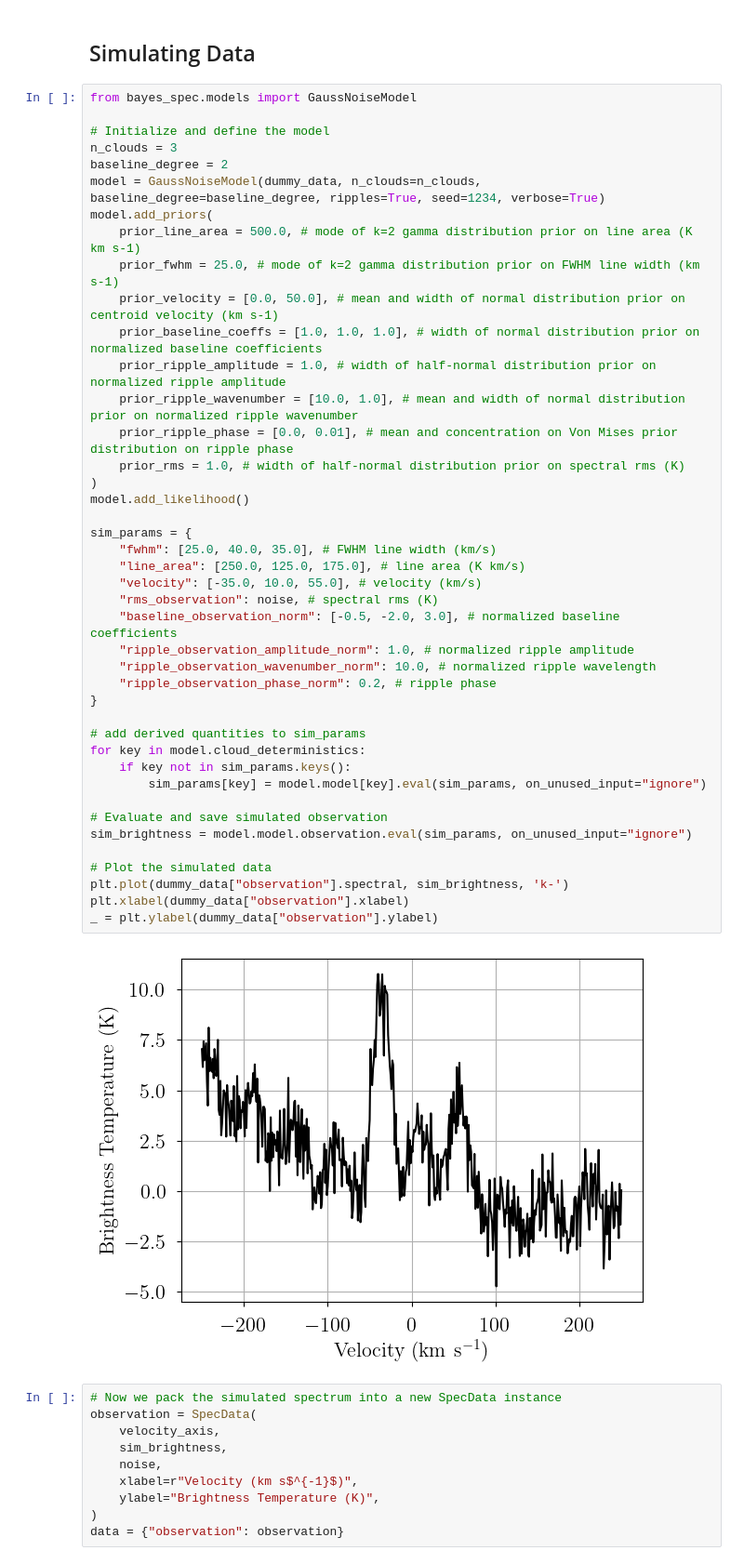
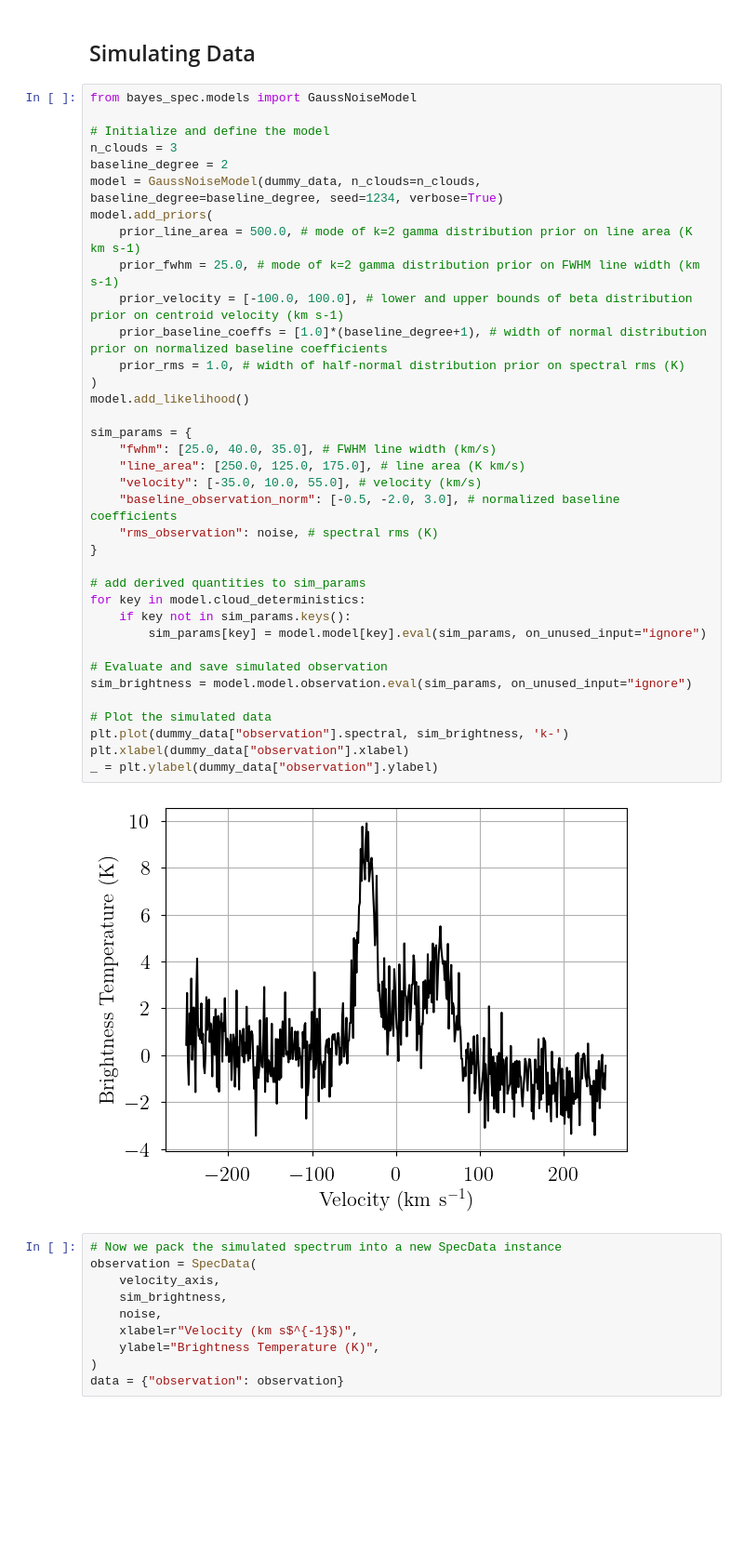
Before and after one commit to tvwenger/bayes_spec, a Jupyter notebook: docs/source/notebooks/basic_tutorial_noise.ipynb, the cells around one changed output. Shown at 93% size. Drawn from its saved outputs; the diff is of its cells as text; blank space fills up the shorter version.

Commit message:
update ripple parameterization

```diff
--- a/docs/source/notebooks/basic_tutorial_noise.ipynb
+++ b/docs/source/notebooks/basic_tutorial_noise.ipynb
@@ -60,44 +60,38 @@ from bayes_spec.models import GaussNoiseModel
 # Initialize and define the model
 n_clouds = 3
 baseline_degree = 2
-model = GaussNoiseModel(dummy_data, n_clouds=n_clouds, baseline_degree=baseline_degree, ripples=True, seed=1234, verbose=True)
+model = GaussNoiseModel(dummy_data, n_clouds=n_clouds, baseline_degree=baseline_degree, seed=1234, verbose=True)
 model.add_priors(
     prior_line_area = 500.0, # mode of k=2 gamma distribution prior on line area (K km s-1)
     prior_fwhm = 25.0, # mode of k=2 gamma distribution prior on FWHM line width (km s-1)
-    prior_velocity = [0.0, 50.0], # mean and width of normal distribution prior on centroid velocity (km s-1)
-    prior_baseline_coeffs = [1.0, 1.0, 1.0], # width of normal distribution prior on normalized baseline coefficients
-    prior_ripple_amplitude = 1.0, # width of half-normal distribution prior on normalized ripple amplitude
-    prior_ripple_wavenumber = [10.0, 1.0], # mean and width of normal distribution prior on normalized ripple wavenumber
-    prior_ripple_phase = [0.0, 0.01], # mean and concentration on Von Mises prior distribution on ripple phase
+    prior_velocity = [-100.0, 100.0], # lower and upper bounds of beta distribution prior on centroid velocity (km s-1)
+    prior_baseline_coeffs = [1.0]*(baseline_degree+1), # width of normal distribution prior on normalized baseline coefficients
     prior_rms = 1.0, # width of half-normal distribution prior on spectral rms (K)
 )
 model.add_likelihood()
 
 sim_params = {
     "fwhm": [25.0, 40.0, 35.0], # FWHM line width (km/s)
     "line_area": [250.0, 125.0, 175.0], # line area (K km/s)
     "velocity": [-35.0, 10.0, 55.0], # velocity (km/s)
+    "baseline_observation_norm": [-0.5, -2.0, 3.0], # normalized baseline coefficients
     "rms_observation": noise, # spectral rms (K)
-    "baseline_observation_norm": [-0.5, -2.0, 3.0], # normalized baseline coefficients
-    "ripple_observation_amplitude_norm": 1.0, # normalized ripple amplitude
-    "ripple_observation_wavenumber_norm": 10.0, # normalized ripple wavelength
-    "ripple_observation_phase_norm": 0.2, # ripple phase
 }
 
 # add derived quantities to sim_params
 for key in model.cloud_deterministics:
     if key not in sim_params.keys():
         sim_params[key] = model.model[key].eval(sim_params, on_unused_input="ignore")
 
 # Evaluate and save simulated observation
 sim_brightness = model.model.observation.eval(sim_params, on_unused_input="ignore")
 
 # Plot the simulated data
 plt.plot(dummy_data["observation"].spectral, sim_brightness, 'k-')
 plt.xlabel(dummy_data["observation"].xlabel)
 _ = plt.ylabel(dummy_data["observation"].ylabel)
 # %% [output]
-[figure, old version]
+[figure, new version]
 # %%
 # Now we pack the simulated spectrum into a new SpecData instance
 observation = SpecData(
```
Also changed, not shown: parts of 13 cells of this notebook, 11 other files.
